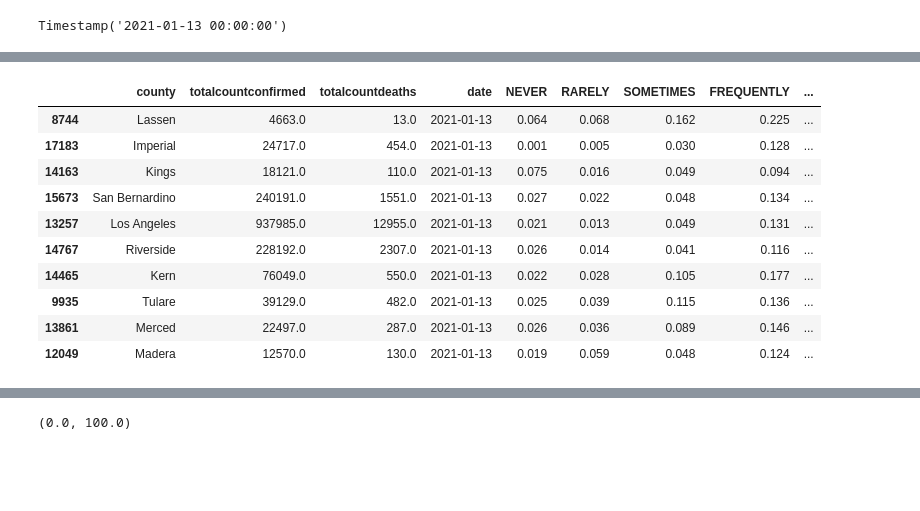
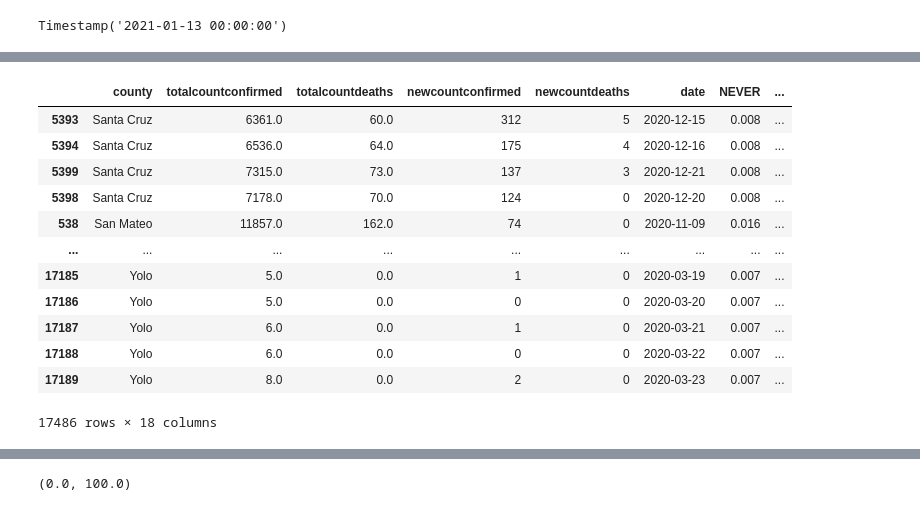
Before and after one commit to lettywu/COVID-19-vaccinations, a Jupyter notebook: alyssia/Mask_Use_EDA.ipynb, the cells around one changed output, grey strips where cells are left out. Drawn from its saved outputs; the diff is of its cells as text; code cells hidden in the pictures; blank space fills up the shorter version.

```diff
--- a/alyssia/Mask_Use_EDA.ipynb
+++ b/alyssia/Mask_Use_EDA.ipynb
@@ -177,0 +144,8 @@ See the caveats in the documentation: https://pandas.pydata.org/pandas-docs/stab
+# %%
+df['confirmedper100k'] = df['totalcountconfirmed']/df['population']*100000
+df['newlyconfirmedper100k'] = df['newcountconfirmed']/df['population']*100000
+df['deathper100k'] = df['totalcountdeaths']/df['population']*100000
+df['newdeath100k'] = df['newcountdeaths']/df['population']*100000
+
+
+df.head()
@@ -177,0 +159,4 @@ See the caveats in the documentation: https://pandas.pydata.org/pandas-docs/stab
+# %%
+df['7dayrollingavg_newlyconfirmed']=df.groupby('county',sort=False).rolling(window=7).newlyconfirmedper100k.mean().reset_index(drop='county')
+df['7dayrollingavg_newdeath']=df.groupby('county',sort=False).rolling(window=7).newdeath100k.mean().reset_index(drop='county')
+df.head(10)
@@ -178,15 +175,17 @@ See the caveats in the documentation: https://pandas.pydata.org/pandas-docs/stab
 # %%
-df_topconfirmed = df_210113.sort_values(by=['percentconfirmed'], ascending=False).head(10)
+df_topconfirmed = df.sort_values(by=['7dayrollingavg_newlyconfirmed'], ascending=False)
 df_topconfirmed
 # %% [output]
-|  | county | totalcountconfirmed | totalcountdeaths | date | NEVER | RARELY | SOMETIMES | FREQUENTLY | ... |
-| 8744 | Lassen | 4663.0 | 13.0 | 2021-01-13 | 0.064 | 0.068 | 0.162 | 0.225 | ... |
-| 17183 | Imperial | 24717.0 | 454.0 | 2021-01-13 | 0.001 | 0.005 | 0.030 | 0.128 | ... |
-| 14163 | Kings | 18121.0 | 110.0 | 2021-01-13 | 0.075 | 0.016 | 0.049 | 0.094 | ... |
-| 15673 | San Bernardino | 240191.0 | 1551.0 | 2021-01-13 | 0.027 | 0.022 | 0.048 | 0.134 | ... |
-| 13257 | Los Angeles | 937985.0 | 12955.0 | 2021-01-13 | 0.021 | 0.013 | 0.049 | 0.131 | ... |
-| 14767 | Riverside | 228192.0 | 2307.0 | 2021-01-13 | 0.026 | 0.014 | 0.041 | 0.116 | ... |
-| 14465 | Kern | 76049.0 | 550.0 | 2021-01-13 | 0.022 | 0.028 | 0.105 | 0.177 | ... |
-| 9935 | Tulare | 39129.0 | 482.0 | 2021-01-13 | 0.025 | 0.039 | 0.115 | 0.136 | ... |
-| 13861 | Merced | 22497.0 | 287.0 | 2021-01-13 | 0.026 | 0.036 | 0.089 | 0.146 | ... |
-| 12049 | Madera | 12570.0 | 130.0 | 2021-01-13 | 0.019 | 0.059 | 0.048 | 0.124 | ... |
+|  | county | totalcountconfirmed | totalcountdeaths | newcountconfirmed | newcountdeaths | date | NEVER | ... |
+| 5393 | Santa Cruz | 6361.0 | 60.0 | 312 | 5 | 2020-12-15 | 0.008 | ... |
+| 5394 | Santa Cruz | 6536.0 | 64.0 | 175 | 4 | 2020-12-16 | 0.008 | ... |
+| 5399 | Santa Cruz | 7315.0 | 73.0 | 137 | 3 | 2020-12-21 | 0.008 | ... |
+| 5398 | Santa Cruz | 7178.0 | 70.0 | 124 | 0 | 2020-12-20 | 0.008 | ... |
+| 538 | San Mateo | 11857.0 | 162.0 | 74 | 0 | 2020-11-09 | 0.016 | ... |
+| ... | ... | ... | ... | ... | ... | ... | ... | ... |
+| 17185 | Yolo | 5.0 | 0.0 | 1 | 0 | 2020-03-19 | 0.007 | ... |
+| 17186 | Yolo | 5.0 | 0.0 | 0 | 0 | 2020-03-20 | 0.007 | ... |
+| 17187 | Yolo | 6.0 | 0.0 | 1 | 0 | 2020-03-21 | 0.007 | ... |
+| 17188 | Yolo | 6.0 | 0.0 | 0 | 0 | 2020-03-22 | 0.007 | ... |
+| 17189 | Yolo | 8.0 | 0.0 | 2 | 0 | 2020-03-23 | 0.007 | ... |
+17486 rows × 18 columns
```
Also changed, not shown: parts of 14 cells of this notebook, 2 other files.
